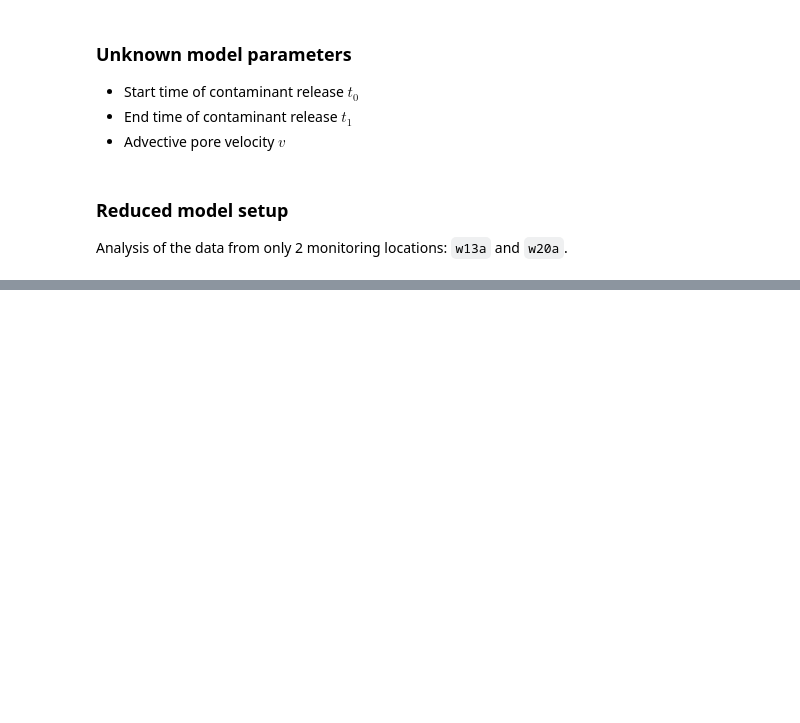
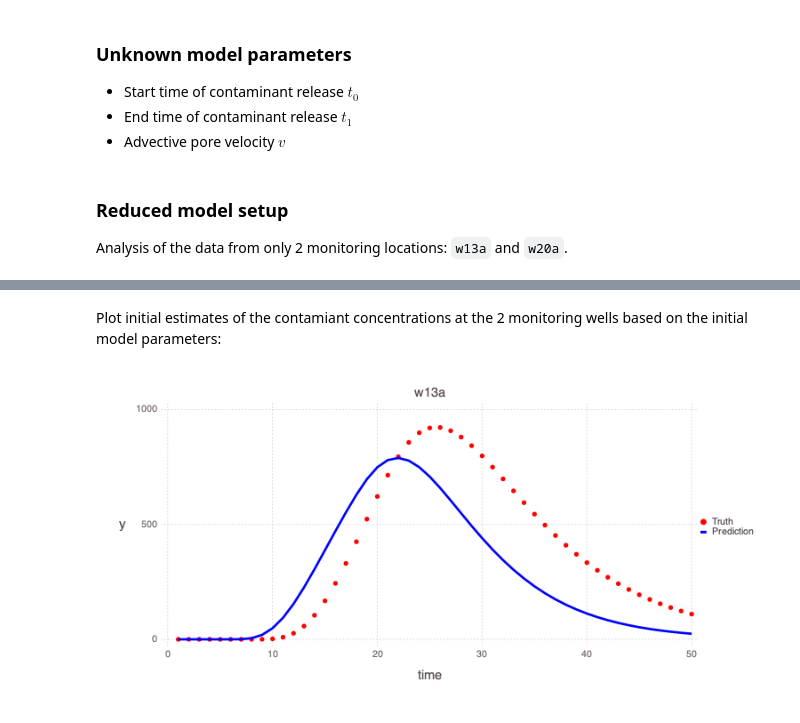
Before and after one commit to madsjulia/Mads.jl, a Jupyter notebook: notebooks/contamination.ipynb, the cells around one changed output, grey strips where cells are left out. Saved outputs shown, nothing was run; the diff lists cells and outputs as text; code cells hidden in the pictures; blank space fills up the shorter version.

```diff
--- a/notebooks/contamination.ipynb
+++ b/notebooks/contamination.ipynb
@@ -60,0 +106,6 @@ Mads.plotmadsproblem(md, keyword="w13a_w20a")
+# %% [markdown]
+Plot initial estimates of the contamiant concentrations at the 2 monitoring wells based on the initial model parameters:
+# %%
+Mads.plotmatches(md, "w13a"; display=true)
+# %% [output]
+[figure, added]
```
Also changed, not shown: parts of 27 cells of this notebook, 14 other files.
